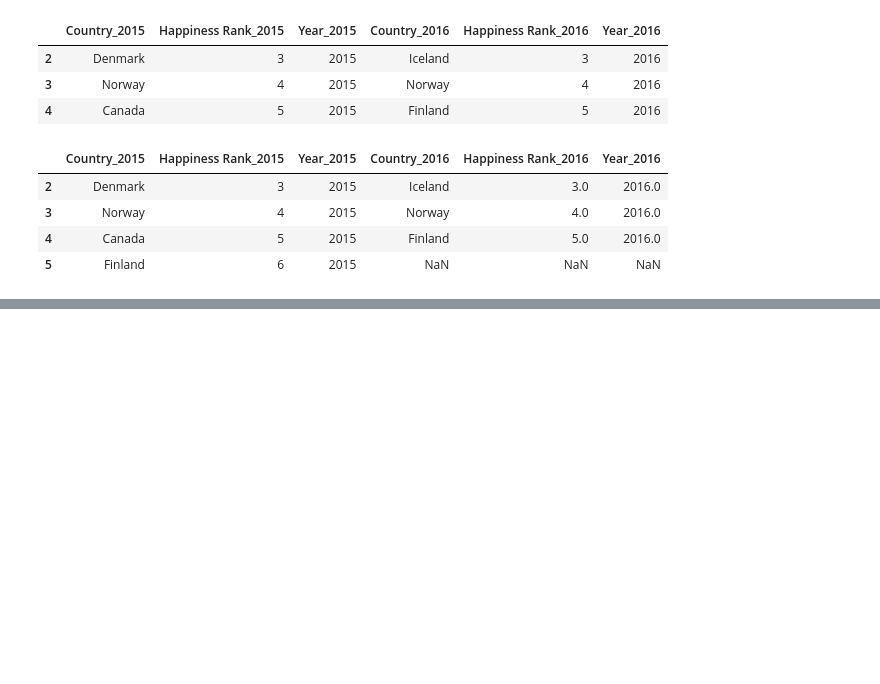
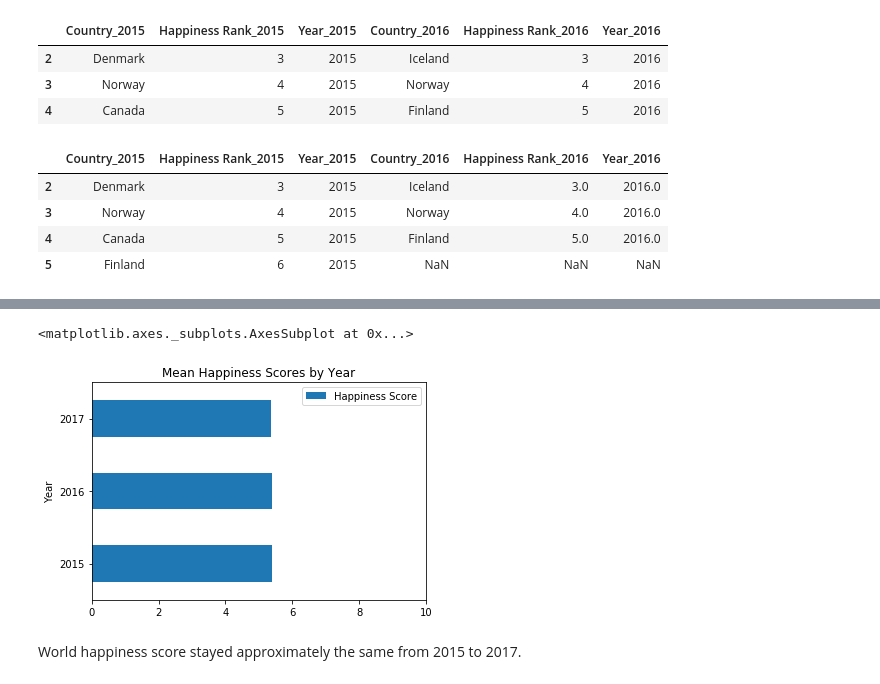
Before and after one commit to rhnyewale/Data-Cleaning-and-Analysis, a Jupyter notebook: Combining Data using Pandas.ipynb, the cells around one changed output, grey strips where cells are left out. Cells and saved outputs as stored; diff of their text form; code cells hidden in the pictures; blank space fills up the shorter version.

```diff
--- a/Combining Data using Pandas.ipynb
+++ b/Combining Data using Pandas.ipynb
@@ -227,0 +269,2 @@ merge_index_left
+# %%
+happiness2017.rename(columns={'Happiness.Score': 'Happiness Score'}, inplace=True)
@@ -227,0 +273,2 @@ merge_index_left
+# %%
+combined = pd.concat([happiness2015,happiness2016,happiness2017])
@@ -227,0 +285,2 @@ merge_index_left
+# %%
+pivot_table_combined = combined.pivot_table(index='Year', values='Happiness Score', aggfunc=np.mean)
@@ -227,0 +295,7 @@ merge_index_left
+# %%
+pivot_table_combined.plot(kind='barh', title='Mean Happiness Scores by Year', xlim=(0,10))
+# %% [output]
+<matplotlib.axes._subplots.AxesSubplot at 0x...>
+[figure, added]
+# %% [markdown]
+World happiness score stayed approximately the same from 2015 to 2017.
```
Also changed, not shown: parts of 10 cells of this notebook.
